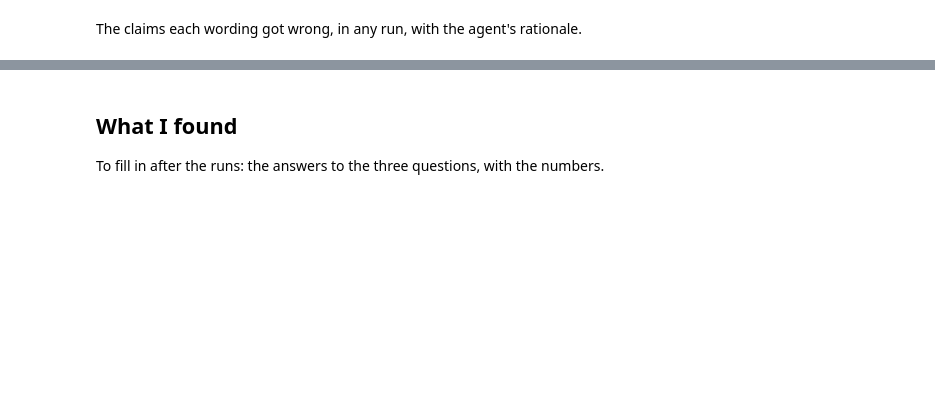
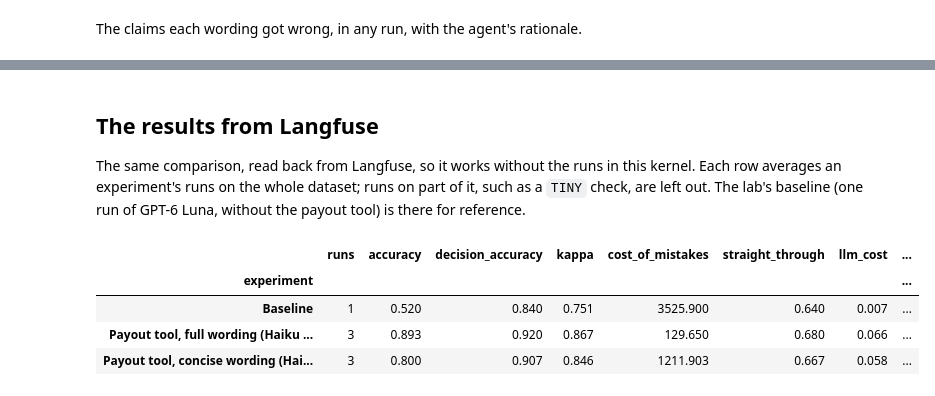
Before and after one commit to Darko-Martinovic/ai-fde-agentic-engineering, a Jupyter notebook: community_contributions/Darko-Martinovic/week2day1_challenge.ipynb, the cells around one changed output, grey strips where cells are left out. Saved outputs shown, nothing was run; the diff lists cells and outputs as text; code cells hidden in the pictures; blank space fills up the shorter version.

```diff
--- a/community_contributions/Darko-Martinovic/week2day1_challenge.ipynb
+++ b/community_contributions/Darko-Martinovic/week2day1_challenge.ipynb
@@ -381,4 +467,33 @@ by_value
 # %% [markdown]
-## What I found
+## The results from Langfuse
 
-To fill in after the runs: the answers to the three questions, with the numbers.
+The same comparison, read back from Langfuse, so it works without the runs in this kernel. Each row averages an experiment's runs on the whole dataset; runs on part of it, such as a `TINY` check, are left out. The lab's baseline (one run of GPT-6 Luna, without the payout tool) is there for reference.
+# %%
+SUMMARY = ["runs", "accuracy", "decision_accuracy", "kappa", "cost_of_mistakes", "straight_through", "llm_cost", "input_tokens_a_claim", "seconds_a_claim"]
+
+
+def langfuse_runs(dataset):
+    """Every scored run on the whole dataset in Langfuse, one row each, with its run scores."""
+    runs, cursor = [], None
+    while True:
+        page = langfuse.api.experiments.list(from_start_time=dataset.created_at, dataset_id=dataset.id, fields="core,scores", limit=100, cursor=cursor)
+        runs += page.data
+        cursor = page.meta.cursor
+        if not cursor:
+            break
+    return pd.DataFrame([
+        {"experiment": run.name.rsplit(" - ", 1)[0], "started": run.start_time, **{score.name: score.value for score in run.scores or []}}
+        for run in runs
+        if run.item_count == len(dataset.items) and run.scores
+    ])
+
+
+runs = langfuse_runs(langfuse.get_dataset(DATASET)).sort_values("started")
+summary = runs.groupby("experiment", sort=False).mean(numeric_only=True).assign(runs=runs.groupby("experiment", sort=False).size())
+summary[SUMMARY].round(3)
+# %% [output]
+|  | runs | accuracy | decision_accuracy | kappa | cost_of_mistakes | straight_through | llm_cost | ... |
+| experiment |  |  |  |  |  |  |  | ... |
+| Baseline | 1 | 0.520 | 0.840 | 0.751 | 3525.900 | 0.640 | 0.007 | ... |
+| Payout tool, full wording (Haiku ... | 3 | 0.893 | 0.920 | 0.867 | 129.650 | 0.680 | 0.066 | ... |
+| Payout tool, concise wording (Hai... | 3 | 0.800 | 0.907 | 0.846 | 1211.903 | 0.667 | 0.058 | ... |
```
Also changed, not shown: parts of 10 cells of this notebook.
